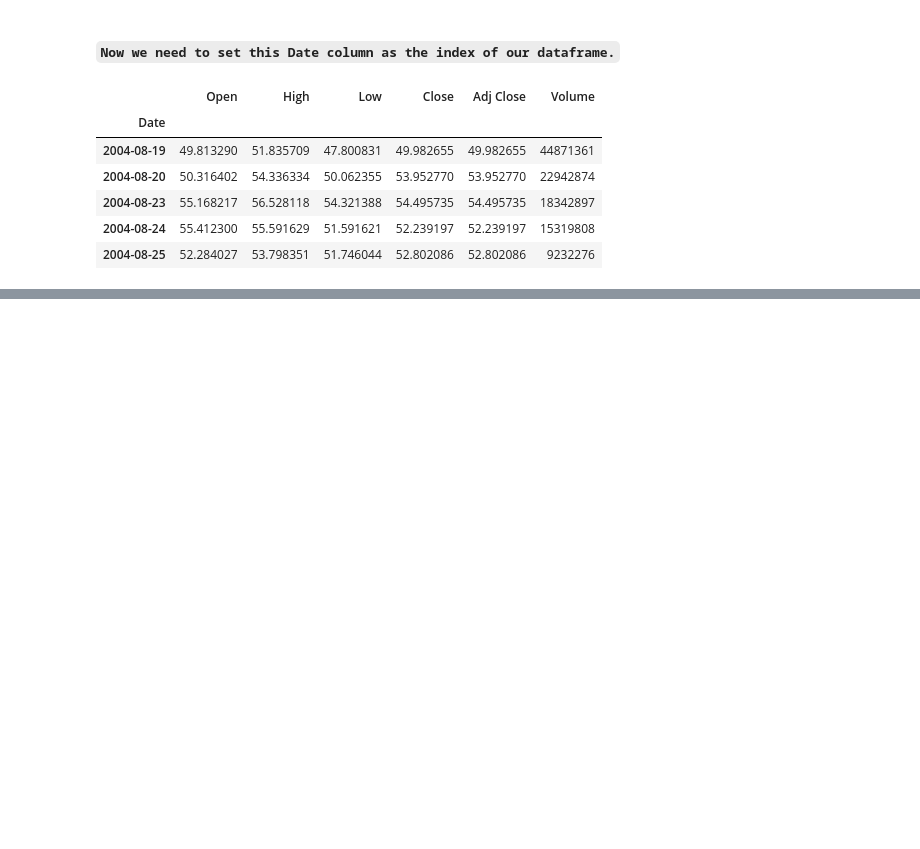
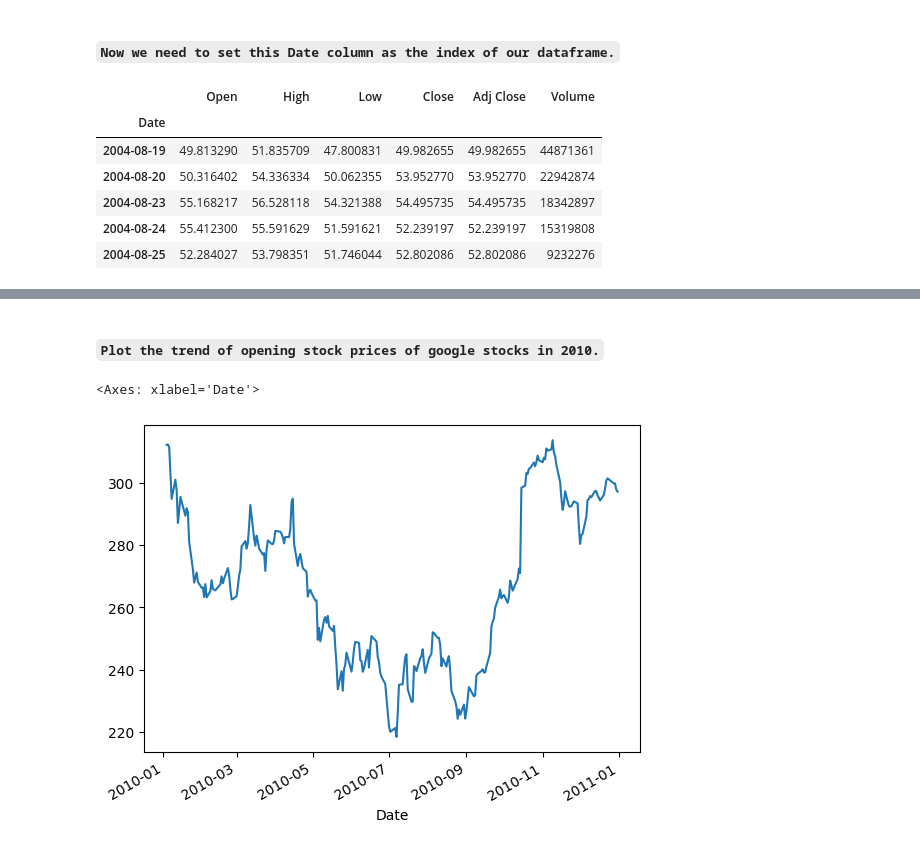
Before and after one commit to abhishekjha462000/data_science_final, a Jupyter notebook: W08_pandas_advanced_continued/07_pandas_case_study_time_series_analysis/my_notes.ipynb, the cells around one changed output, grey strips where cells are left out. Drawn from its saved outputs; the diff is of its cells as text; code cells hidden in the pictures; blank space fills up the shorter version.

```diff
--- a/W08_pandas_advanced_continued/07_pandas_case_study_time_series_analysis/my_notes.ipynb
+++ b/W08_pandas_advanced_continued/07_pandas_case_study_time_series_analysis/my_notes.ipynb
@@ -161,0 +278,7 @@ google.head()
+# %% [markdown]
+#### `Plot the trend of opening stock prices of google stocks in 2010.`
+# %%
+google.loc['2010']['Open'].plot()
+# %% [output]
+<Axes: xlabel='Date'>
+[figure, added]
```
Also changed, not shown: parts of 41 cells of this notebook.
